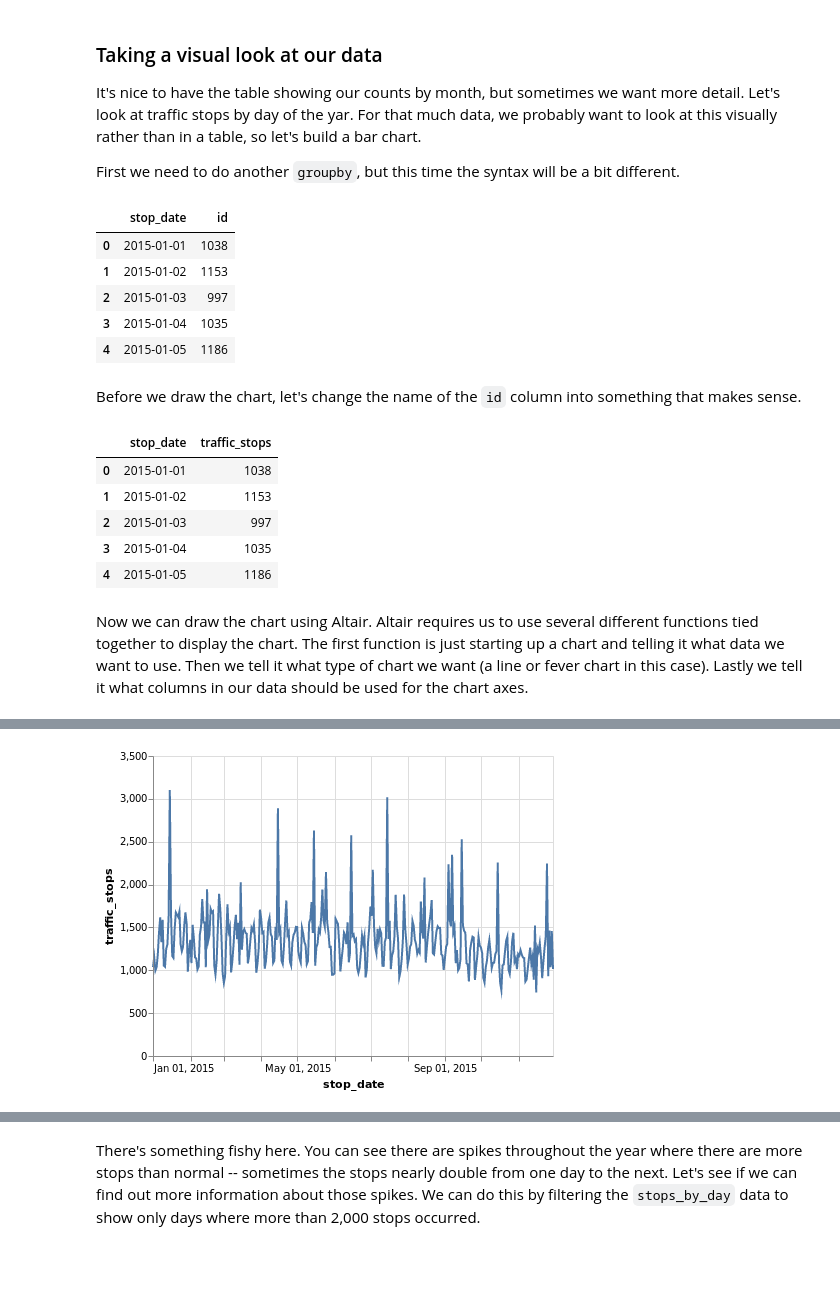
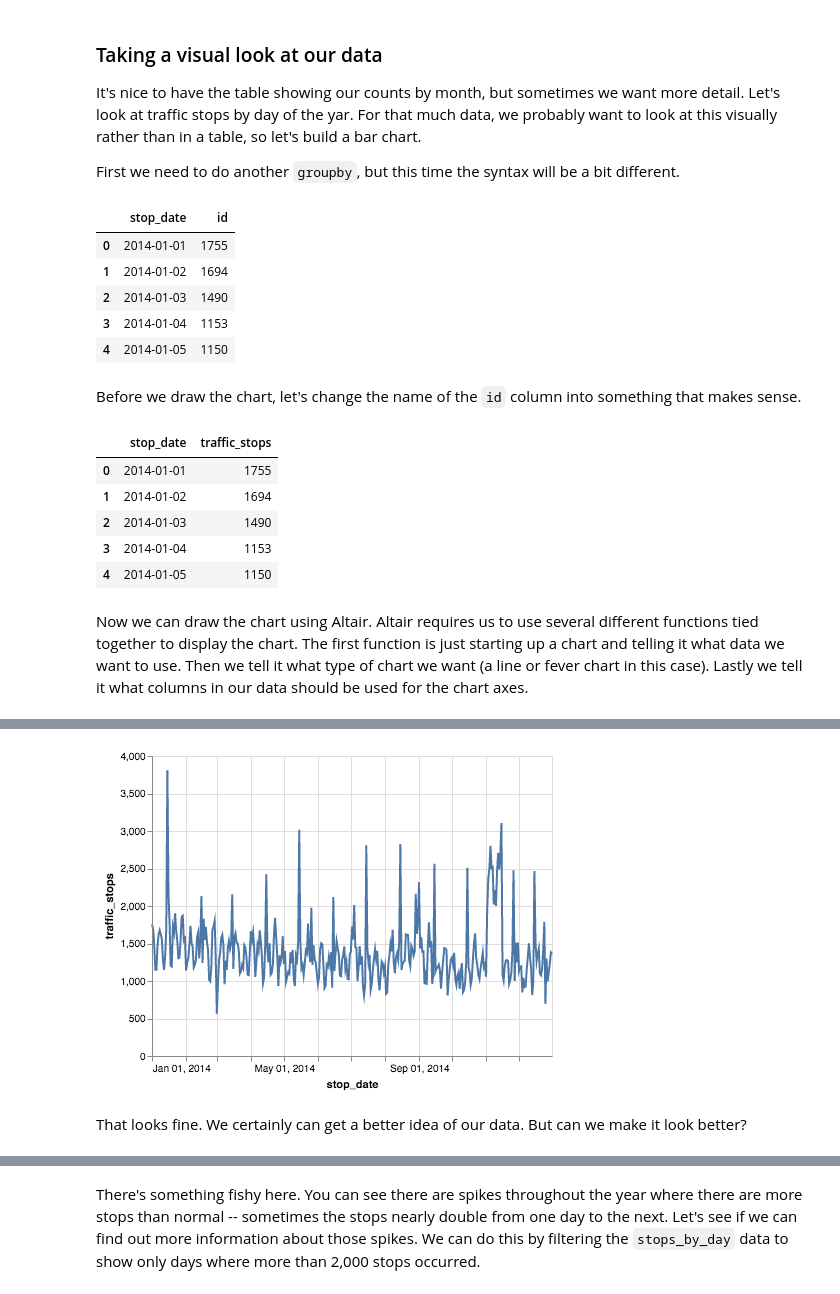
Before and after one commit to newshackaz/az_stops, a Jupyter notebook: completed_analysis.ipynb, the cells around one changed output, grey strips where cells are left out. Cells and saved outputs as stored; diff of their text form; code cells hidden in the pictures; blank space fills up the shorter version.

Commit message:
fixed searches analysis, started making pretty graphics

```diff
--- a/completed_analysis.ipynb
+++ b/completed_analysis.ipynb
@@ -29,7 +29,7 @@ We're also going to pass on additional argument to the `read_csv` function: a `d
 
 Now, let's use Pandas to load our csv data into a new variable called `az_stops`.
 # %%
-az_stops = pd.read_csv('./data/az_2015.csv', dtype=object)
+az_stops = pd.read_csv('./data/az_2014.csv', dtype=str)
 # %% [markdown]
 ## Getting to know our data
 
@@ -129,11 +128,11 @@ stops_by_day = az_stops[['stop_date','id']].groupby(by = 'stop_date', as_index =
 stops_by_day.head()
 # %% [output]
 |  | stop_date | id |
-| 0 | 2015-01-01 | 1038 |
-| 1 | 2015-01-02 | 1153 |
-| 2 | 2015-01-03 | 997 |
-| 3 | 2015-01-04 | 1035 |
-| 4 | 2015-01-05 | 1186 |
+| 0 | 2014-01-01 | 1755 |
+| 1 | 2014-01-02 | 1694 |
+| 2 | 2014-01-03 | 1490 |
+| 3 | 2014-01-04 | 1153 |
+| 4 | 2014-01-05 | 1150 |
 # %% [markdown]
 Before we draw the chart, let's change the name of the `id` column into something that makes sense.
 # %%
@@ -143,15 +142,17 @@ stops_by_day.rename(columns = {'id' : 'traffic_stops'}, inplace = True)
 stops_by_day.head()
 # %% [output]
 |  | stop_date | traffic_stops |
-| 0 | 2015-01-01 | 1038 |
-| 1 | 2015-01-02 | 1153 |
-| 2 | 2015-01-03 | 997 |
-| 3 | 2015-01-04 | 1035 |
-| 4 | 2015-01-05 | 1186 |
+| 0 | 2014-01-01 | 1755 |
+| 1 | 2014-01-02 | 1694 |
+| 2 | 2014-01-03 | 1490 |
+| 3 | 2014-01-04 | 1153 |
+| 4 | 2014-01-05 | 1150 |
 # %% [markdown]
 Now we can draw the chart using Altair. Altair requires us to use several different functions tied together to display the chart. The first function is just starting up a chart and telling it what data we want to use. Then we tell it what type of chart we want (a line or fever chart in this case). Lastly we tell it what columns in our data should be used for the chart axes.
 # %%
-alt.Chart(stops_by_day).mark_line().encode(x = 'stop_date:T', y = 'traffic_stops')
+alt.Chart(stops_by_day).mark_line().encode(x = 'stop_date', y = 'traffic_stops')
 # %% [output]
 [interactive output not drawn]
-[figure, old version]
+[figure, new version]
+# %% [markdown]
+That looks fine. We certainly can get a better idea of our data. But can we make it look better?
```
Also changed, not shown: parts of 42 cells of this notebook.
